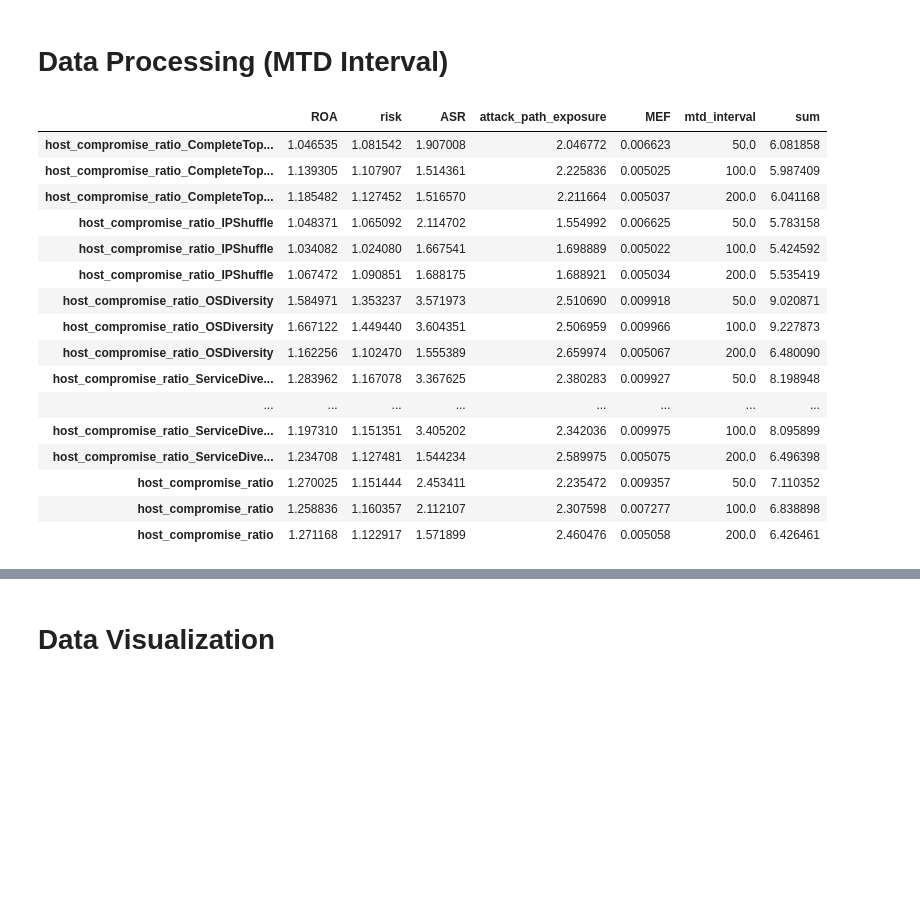
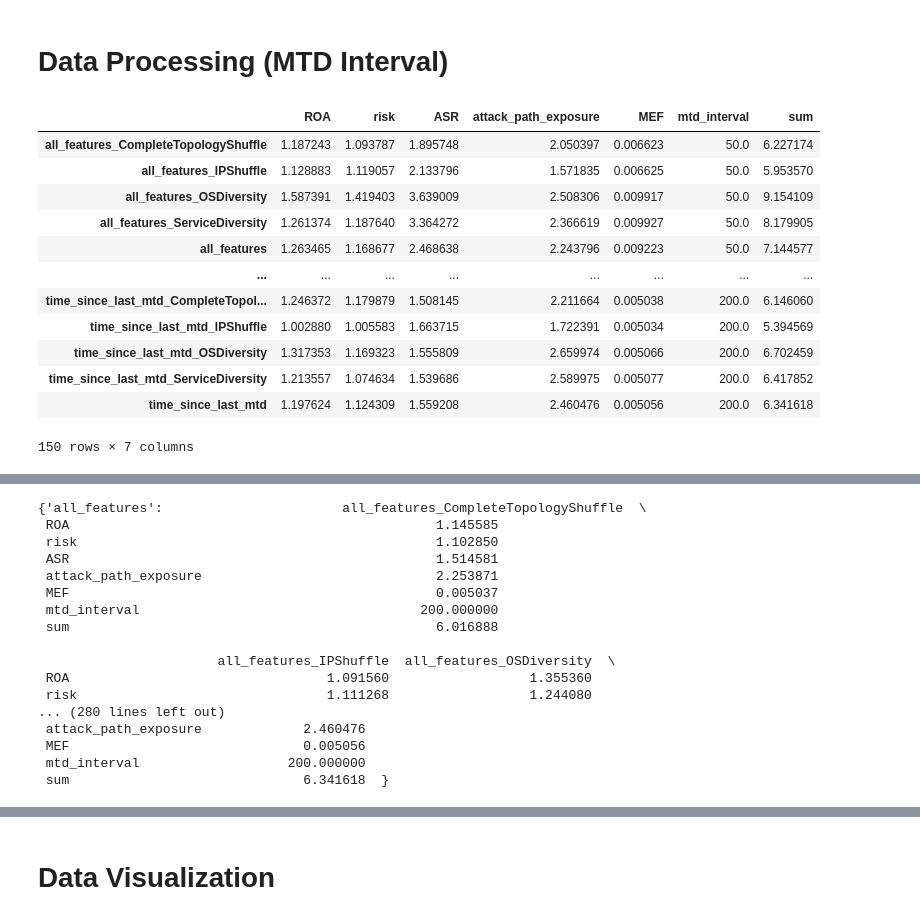
Before and after one commit to MoeBuTa/MTDSim, a Jupyter notebook: experiments/final_report_visualisation.ipynb, the cells around one changed output, grey strips where cells are left out. Saved outputs shown, nothing was run; the diff lists cells and outputs as text; code cells hidden in the pictures; blank space fills up the shorter version.

```diff
--- a/experiments/final_report_visualisation.ipynb
+++ b/experiments/final_report_visualisation.ipynb
@@ -105,23 +102,19 @@ filtered_index = all_model_data.index[all_model_data.index.str.contains("host_co
 # %%
-all_model_data.loc[filtered_index]
+all_model_data
 # %% [output]
 |  | ROA | risk | ASR | attack_path_exposure | MEF | mtd_interval | sum |
-| host_compromise_ratio_CompleteTop... | 1.046535 | 1.081542 | 1.907008 | 2.046772 | 0.006623 | 50.0 | 6.081858 |
-| host_compromise_ratio_CompleteTop... | 1.139305 | 1.107907 | 1.514361 | 2.225836 | 0.005025 | 100.0 | 5.987409 |
-| host_compromise_ratio_CompleteTop... | 1.185482 | 1.127452 | 1.516570 | 2.211664 | 0.005037 | 200.0 | 6.041168 |
-| host_compromise_ratio_IPShuffle | 1.048371 | 1.065092 | 2.114702 | 1.554992 | 0.006625 | 50.0 | 5.783158 |
-| host_compromise_ratio_IPShuffle | 1.034082 | 1.024080 | 1.667541 | 1.698889 | 0.005022 | 100.0 | 5.424592 |
-| host_compromise_ratio_IPShuffle | 1.067472 | 1.090851 | 1.688175 | 1.688921 | 0.005034 | 200.0 | 5.535419 |
-| host_compromise_ratio_OSDiversity | 1.584971 | 1.353237 | 3.571973 | 2.510690 | 0.009918 | 50.0 | 9.020871 |
-| host_compromise_ratio_OSDiversity | 1.667122 | 1.449440 | 3.604351 | 2.506959 | 0.009966 | 100.0 | 9.227873 |
-| host_compromise_ratio_OSDiversity | 1.162256 | 1.102470 | 1.555389 | 2.659974 | 0.005067 | 200.0 | 6.480090 |
-| host_compromise_ratio_ServiceDive... | 1.283962 | 1.167078 | 3.367625 | 2.380283 | 0.009927 | 50.0 | 8.198948 |
+| all_features_CompleteTopologyShuffle | 1.187243 | 1.093787 | 1.895748 | 2.050397 | 0.006623 | 50.0 | 6.227174 |
+| all_features_IPShuffle | 1.128883 | 1.119057 | 2.133796 | 1.571835 | 0.006625 | 50.0 | 5.953570 |
+| all_features_OSDiversity | 1.587391 | 1.419403 | 3.639009 | 2.508306 | 0.009917 | 50.0 | 9.154109 |
+| all_features_ServiceDiversity | 1.261374 | 1.187640 | 3.364272 | 2.366619 | 0.009927 | 50.0 | 8.179905 |
+| all_features | 1.263465 | 1.168677 | 2.468638 | 2.243796 | 0.009223 | 50.0 | 7.144577 |
 | ... | ... | ... | ... | ... | ... | ... | ... |
-| host_compromise_ratio_ServiceDive... | 1.197310 | 1.151351 | 3.405202 | 2.342036 | 0.009975 | 100.0 | 8.095899 |
-| host_compromise_ratio_ServiceDive... | 1.234708 | 1.127481 | 1.544234 | 2.589975 | 0.005075 | 200.0 | 6.496398 |
-| host_compromise_ratio | 1.270025 | 1.151444 | 2.453411 | 2.235472 | 0.009357 | 50.0 | 7.110352 |
-| host_compromise_ratio | 1.258836 | 1.160357 | 2.112107 | 2.307598 | 0.007277 | 100.0 | 6.838898 |
-| host_compromise_ratio | 1.271168 | 1.122917 | 1.571899 | 2.460476 | 0.005058 | 200.0 | 6.426461 |
+| time_since_last_mtd_CompleteTopol... | 1.246372 | 1.179879 | 1.508145 | 2.211664 | 0.005038 | 200.0 | 6.146060 |
+| time_since_last_mtd_IPShuffle | 1.002880 | 1.005583 | 1.663715 | 1.722391 | 0.005034 | 200.0 | 5.394569 |
+| time_since_last_mtd_OSDiversity | 1.317353 | 1.169323 | 1.555809 | 2.659974 | 0.005066 | 200.0 | 6.702459 |
+| time_since_last_mtd_ServiceDiversity | 1.213557 | 1.074634 | 1.539686 | 2.589975 | 0.005077 | 200.0 | 6.417852 |
+| time_since_last_mtd | 1.197624 | 1.124309 | 1.559208 | 2.460476 | 0.005056 | 200.0 | 6.341618 |
+150 rows × 7 columns
 # %%
 data = {}
 # %%
@@ -211,0 +218,20 @@ data_metrics['mtd_interval_50']['host_compromise_ratio']
+# %%
+data_metrics['mtd_interval_200']
+# %% [output]
+{'all_features':                       all_features_CompleteTopologyShuffle  \
+ ROA                                               1.145585
+ risk                                              1.102850
+ ASR                                               1.514581
+ attack_path_exposure                              2.253871
+ MEF                                               0.005037
+ mtd_interval                                    200.000000
+ sum                                               6.016888
+
+                       all_features_IPShuffle  all_features_OSDiversity  \
+ ROA                                 1.091560                  1.355360
+ risk                                1.111268                  1.244080
+... (280 lines left out)
+ attack_path_exposure             2.460476
+ MEF                              0.005056
+ mtd_interval                   200.000000
+ sum                              6.341618  }
```
Also changed, not shown: parts of 10 cells of this notebook, 42 other files.
